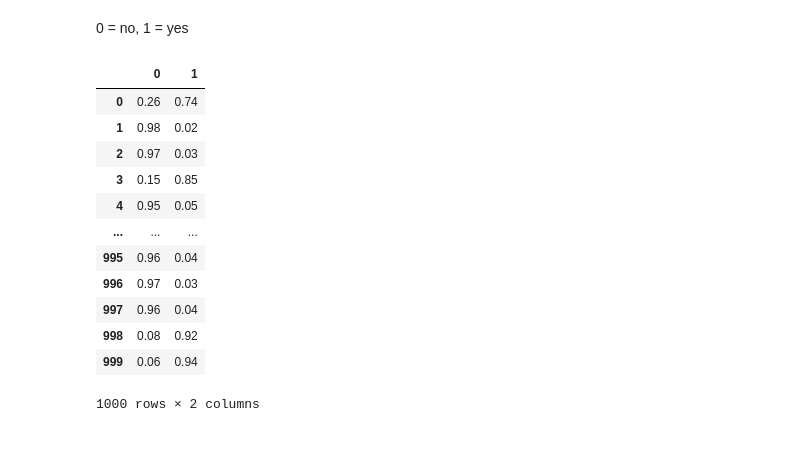
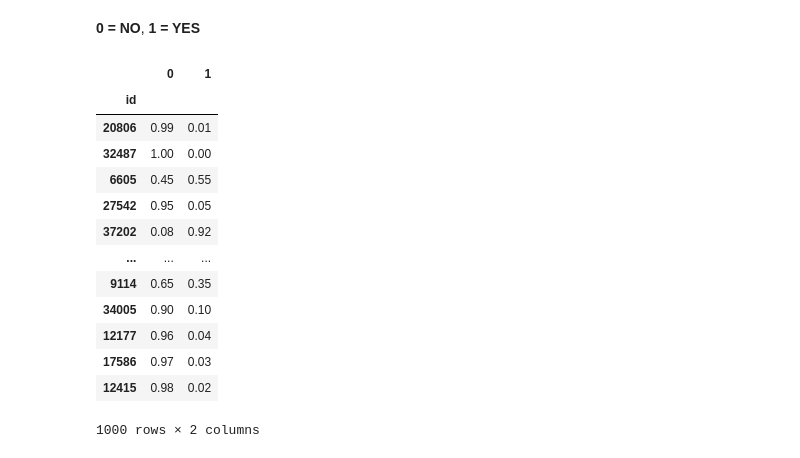
Before and after one commit to Ekzz0/TermDepositClassificationService, a Jupyter notebook: example.ipynb, the cells around one changed output. Drawn from its saved outputs; the diff is of its cells as text; code cells hidden in the pictures.

```diff
--- a/example.ipynb
+++ b/example.ipynb
@@ -13,19 +11,20 @@ clf_report = get_predict(test_data)
-# %% [markdown]
-0 = no, 1 = yes
+# %% [markdown]
+**0 = NO**, **1 = YES**
 # %%
-result = pd.read_csv('result_example.csv')
+result = pd.read_csv('result_example.csv', index_col=0)
 result
 # %% [output]
 |  | 0 | 1 |
-| 0 | 0.26 | 0.74 |
-| 1 | 0.98 | 0.02 |
-| 2 | 0.97 | 0.03 |
-| 3 | 0.15 | 0.85 |
-| 4 | 0.95 | 0.05 |
+| id |  |  |
+| 20806 | 0.99 | 0.01 |
+| 32487 | 1.00 | 0.00 |
+| 6605 | 0.45 | 0.55 |
+| 27542 | 0.95 | 0.05 |
+| 37202 | 0.08 | 0.92 |
 | ... | ... | ... |
-| 995 | 0.96 | 0.04 |
-| 996 | 0.97 | 0.03 |
-| 997 | 0.96 | 0.04 |
-| 998 | 0.08 | 0.92 |
-| 999 | 0.06 | 0.94 |
+| 9114 | 0.65 | 0.35 |
+| 34005 | 0.90 | 0.10 |
+| 12177 | 0.96 | 0.04 |
+| 17586 | 0.97 | 0.03 |
+| 12415 | 0.98 | 0.02 |
 1000 rows × 2 columns
```
Also changed, not shown: parts of 3 cells of this notebook, 8 other files.
